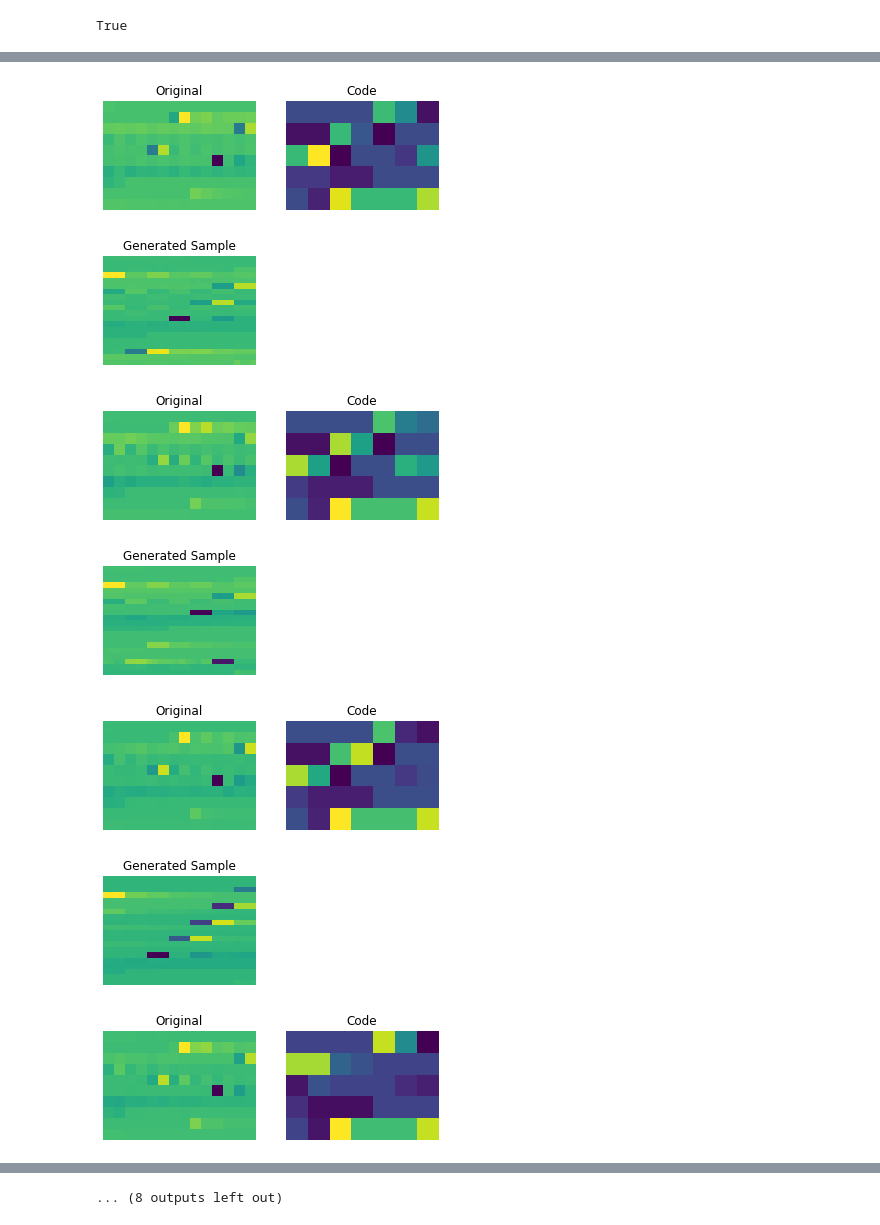
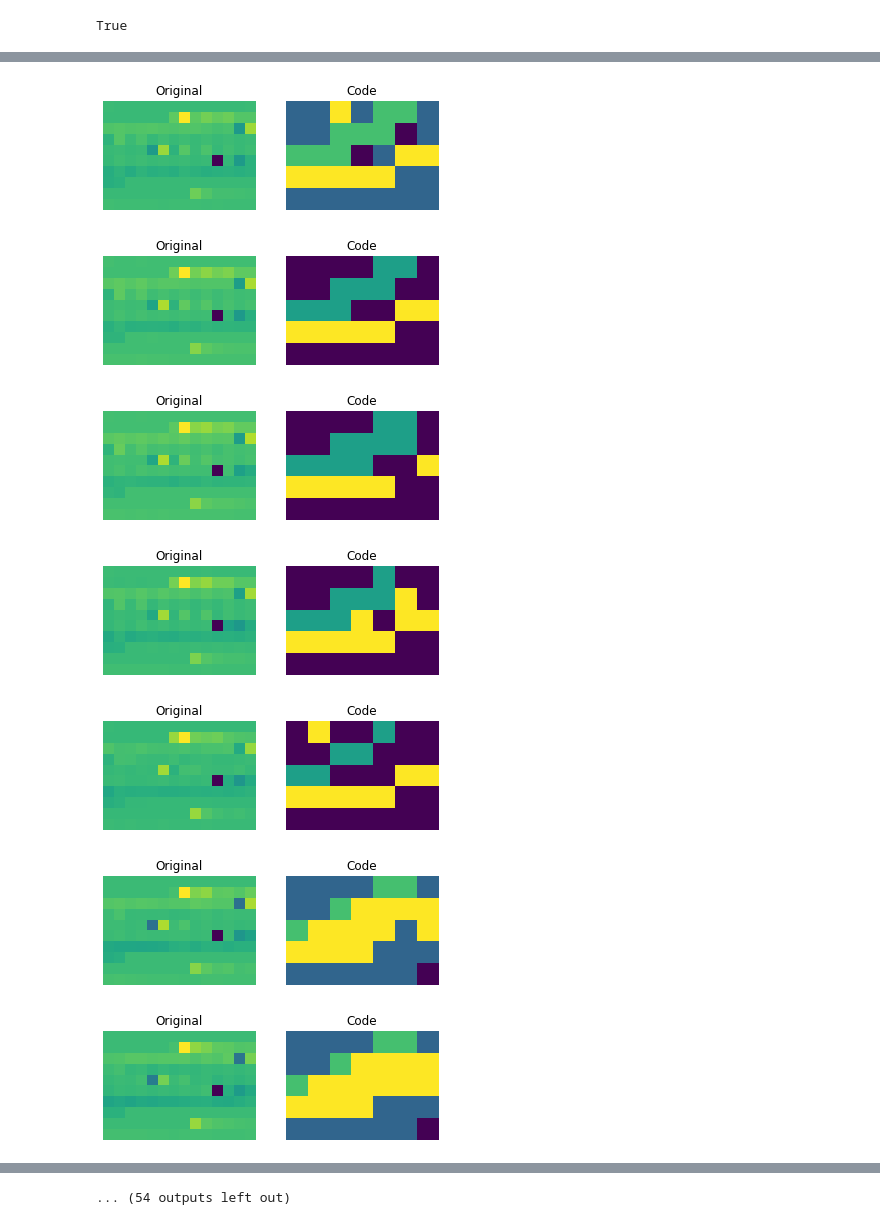
Before and after one commit to umd-fire-coml/2022-t3-vector-quantization, a Jupyter notebook: VQ_VAE_FINAL.ipynb, the cells around one changed output, grey strips where cells are left out. Saved outputs shown, nothing was run; the diff lists cells and outputs as text; code cells hidden in the pictures.

Commit message:
Final Iteration, contains search + training + testing

```diff
--- a/VQ_VAE_FINAL.ipynb
+++ b/VQ_VAE_FINAL.ipynb
@@ -311,11 +307,11 @@ x_test = x_train[80001:106575,]
 # %%
 
 x_train = np.expand_dims(x_train, -1)
-x_train = np.expand_dims(x_train, -1)
+#x_train = np.expand_dims(x_train, -1)
 x_test = np.expand_dims(x_test, -1)
-x_test = np.expand_dims(x_test, -1)
-x_train_scaled = (x_train / 255.0) - 0.5
-x_test_scaled = (x_test / 255.0) - 0.5
+#x_test = np.expand_dims(x_test, -1)
+#x_train_scaled = (x_train / 255.0) - 0.5
+#x_test_scaled = (x_test / 255.0) - 0.5
 
 data_variance = np.var(x_train / 255.0)
 
@@ -333,6 +333,6 @@ vqvae_trainer.compile(optimizer=keras.optimizers.Adam())
  #                            save_weights_only = False)
 #build(x_train.shape)
 #vqvae_trainer.call()
-vqvae_trainer.fit(x_train_scaled, epochs=30, batch_size=128) #, callbacks = [checkpoint])
+vqvae_trainer.fit(x_train, epochs=30, batch_size=128) #, callbacks = [checkpoint])
 # %% [output]
 Epoch 1/30
@@ -356,10 +356,6 @@ Epoch 30/30
 # %%
 trained_vqvae_model = vqvae_trainer.vqvae
-idx = np.random.choice(len(x_test_scaled), 10)
-test_images = x_test_scaled[idx]
+#idx = np.random.choice(len(x_test), 10)
+test_images = x_train
 reconstructions_test = trained_vqvae_model.predict(test_images)
-
-#for test_image, reconstructed_image in zip(test_images, reconstructions_test):
- #   print(test_image)
-  #  print(reconstructed_image)
 # %% [output]
@@ -613,0 +401,5 @@ for i in range(batch):
+# %%
+trained_vqvae_model1 = vqvae_trainer.vqvae
+#idx = np.random.choice(len(x_test), 10)
+test_images1 = x_test
+reconstructions_test1 = trained_vqvae_model1.predict(test_images1)
@@ -614,19 +408,21 @@ for i in range(batch):
 # %%
-for i in range(len(test_images)):
+encoder1 = vqvae_trainer.vqvae.get_layer("encoder")
+quantizer1 = vqvae_trainer.vqvae.get_layer("vector_quantizer")
+
+encoded_outputs1 = encoder1.predict(test_images1)
+flat_enc_outputs1 = encoded_outputs1.reshape(-1, encoded_outputs1.shape[-1])
+codebook_indices1 = quantizer1.get_code_indices(flat_enc_outputs1)
+codebook_indices1 = codebook_indices1.numpy().reshape(encoded_outputs1.shape[:-1])
+
+for i in range(len(test_images1)):
     plt.subplot(1, 2, 1)
-    plt.imshow(test_images[i].reshape(10,14))
+    plt.imshow(test_images1[i].reshape(10,14))
     plt.title("Original")
     plt.axis("off")
 
     plt.subplot(1, 2, 2)
-    plt.imshow(codebook_indices[i].reshape(5,7))
+    plt.imshow(codebook_indices1[i].reshape(5,7))
     plt.title("Code")
     plt.axis("off")
     plt.show()
-
-    plt.subplot(1, 2, 2)
-    plt.imshow(generated_samples[i].reshape(20,28))
-    plt.title("Generated Sample")
-    plt.axis("off")
-    plt.show()
 # %% [output]
@@ -633,7 +430,7 @@ for i in range(len(test_images)):
-[figure, old version]
+[figure, new version]
-[figure, old version]
+[figure, new version]
-[figure, old version]
+[figure, new version]
-[figure, old version]
+[figure, new version]
-[figure, old version]
+[figure, new version]
-[figure, old version]
+[figure, new version]
-[figure, old version]
+[figure, new version]
@@ -645 +441 @@ for i in range(len(test_images)):
-... (8 outputs left out)
+... (54 outputs left out)
```
Also changed, not shown: parts of 33 cells of this notebook.
